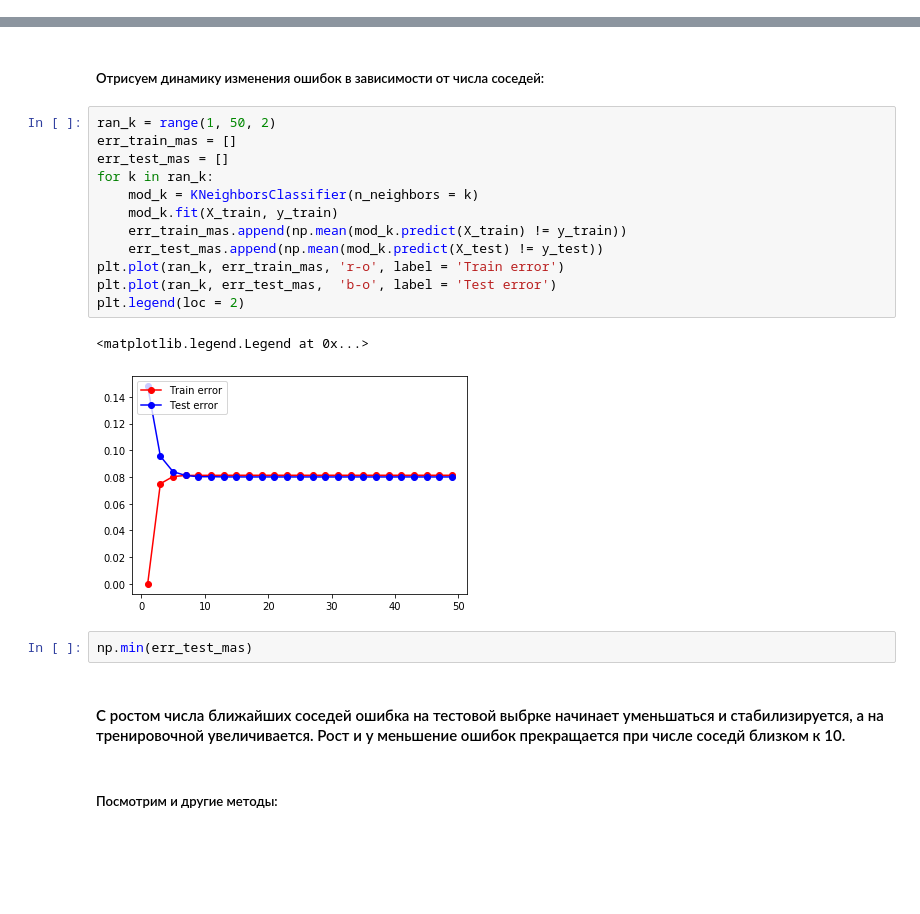
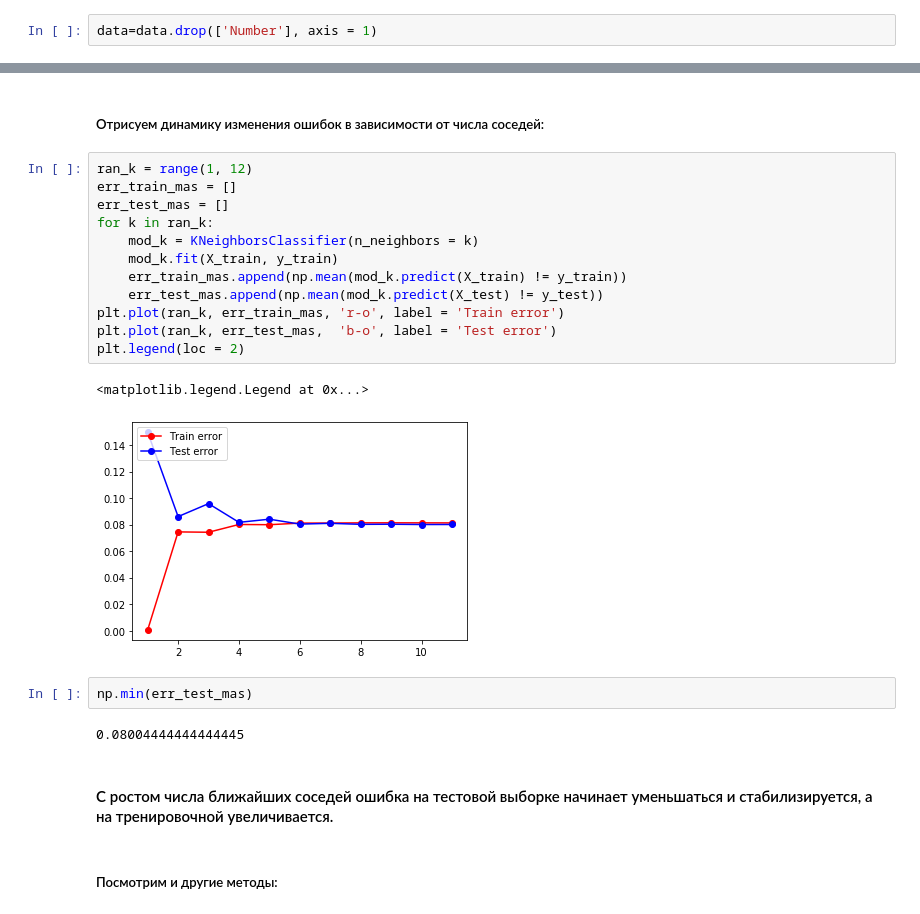
Before and after one commit to homksei/ML_course, a Jupyter notebook: Lab1_2_w_new_dataset.ipynb, the cells around one changed output, grey strips where cells are left out. Cells and saved outputs as stored; diff of their text form; blank space fills up the shorter version.

```diff
--- a/Lab1_2_w_new_dataset.ipynb
+++ b/Lab1_2_w_new_dataset.ipynb
@@ -318,0 +323,2 @@ Austin 53
+# %%
+data=data.drop(['Number'], axis = 1)
@@ -771,24 +795,26 @@ print("ошибка на тестовой выборке: " + str(err_test))
 # %% [markdown]
 ##### Отрисуем динамику изменения ошибок в зависимости от числа соседей:
 # %%
-ran_k = range(1, 50, 2)
+ran_k = range(1, 12)
 err_train_mas = []
 err_test_mas = []
 for k in ran_k:
     mod_k = KNeighborsClassifier(n_neighbors = k)
     mod_k.fit(X_train, y_train)
     err_train_mas.append(np.mean(mod_k.predict(X_train) != y_train))
     err_test_mas.append(np.mean(mod_k.predict(X_test) != y_test))
 plt.plot(ran_k, err_train_mas, 'r-o', label = 'Train error')
 plt.plot(ran_k, err_test_mas,  'b-o', label = 'Test error')
 plt.legend(loc = 2)
 # %% [output]
 <matplotlib.legend.Legend at 0x...>
-[figure, old version]
+[figure, new version]
 # %%
 np.min(err_test_mas)
+# %% [output]
+0.08004444444444445
 # %% [markdown]
-#### С ростом числа ближайших соседей ошибка на тестовой выбрке начинает уменьшаться и стабилизируется, а на тренировочной увеличивается. Рост и у меньшение ошибок прекращается при числе соседй близком к 10.
+#### С ростом числа ближайших соседей ошибка на тестовой выборке начинает уменьшаться и стабилизируется, а на тренировочной увеличивается.
 # %% [markdown]
 ##### Посмотрим и другие методы:
 # %% [markdown]
```
Also changed, not shown: parts of 32 cells of this notebook.
